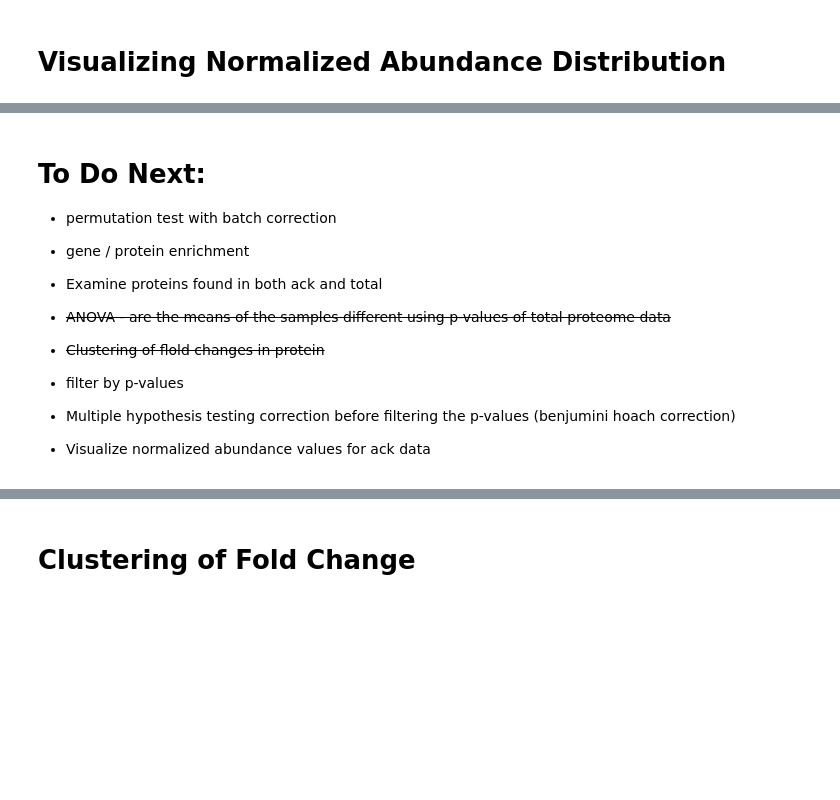
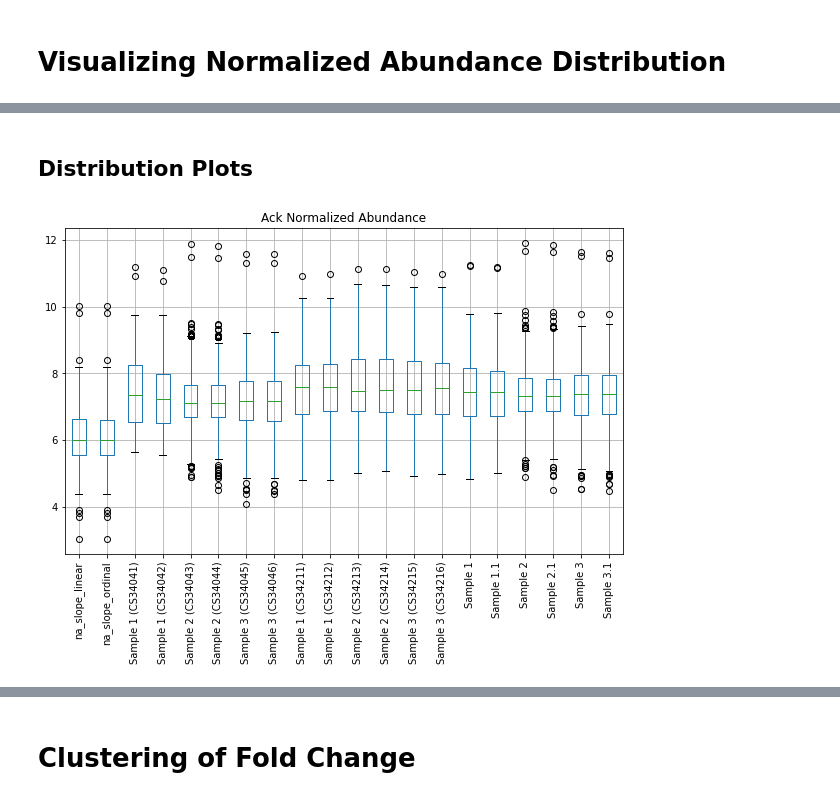
Before and after one commit to KyraGriffin/bmsip_internship_seta, a Jupyter notebook: protein_isolation.ipynb, the cells around one changed output, grey strips where cells are left out. Saved outputs shown, nothing was run; the diff lists cells and outputs as text; code cells hidden in the pictures; blank space fills up the shorter version.

```diff
--- a/protein_isolation.ipynb
+++ b/protein_isolation.ipynb
@@ -813,11 +957,8 @@ plt.show();
-# %% [markdown]
-# To Do Next:
-- permutation test with batch correction
-- gene / protein enrichment
-- Examine proteins found in both ack and total
-- ~~ANOVA - are the means of the samples different using p-values of total proteome data~~
-- ~~Clustering of flold changes in protein~~
-- filter by p-values
-- Multiple hypothesis testing correction before filtering the p-values (benjumini hoach correction)
-
-- Visualize normalized abundance values for ack data
+# %% [markdown]
+## Distribution Plots
+# %%
+np.log10(ack_norm_abundance).boxplot(fontsize=10);
+plt.xticks(rotation = 90)
+plt.title('Ack Normalized Abundance');
+# %% [output]
+[figure, added]
```
Also changed, not shown: parts of 52 cells of this notebook.
